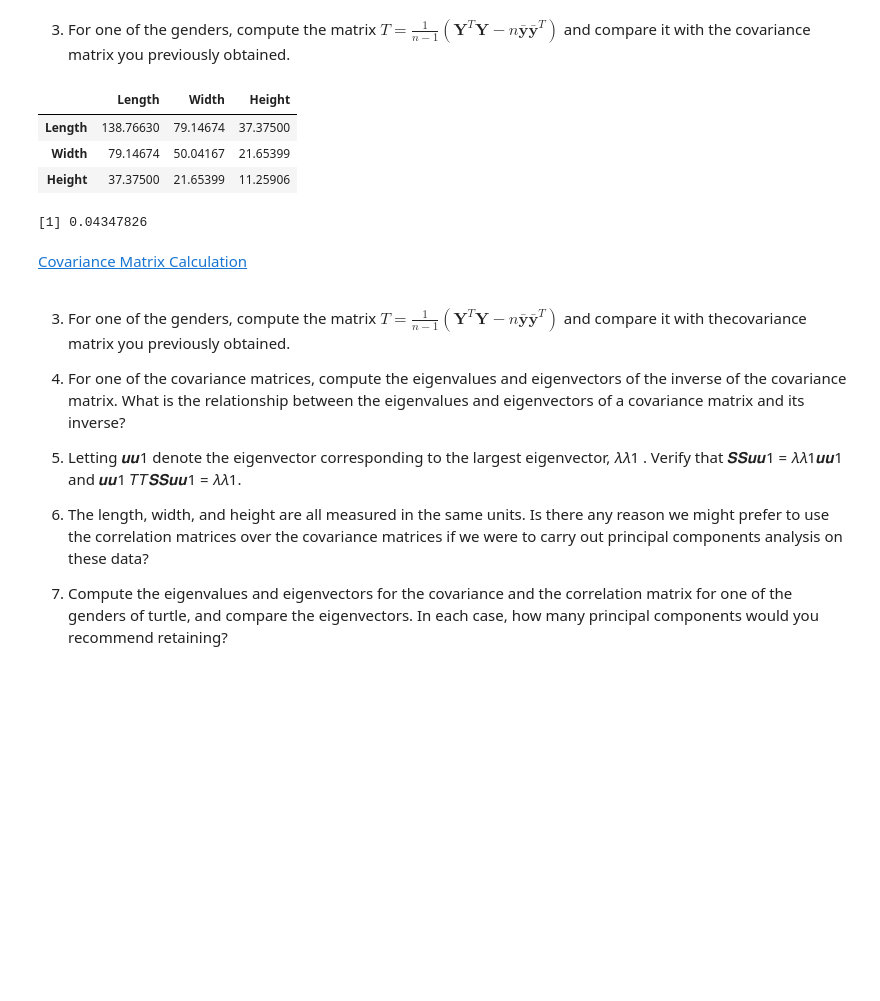
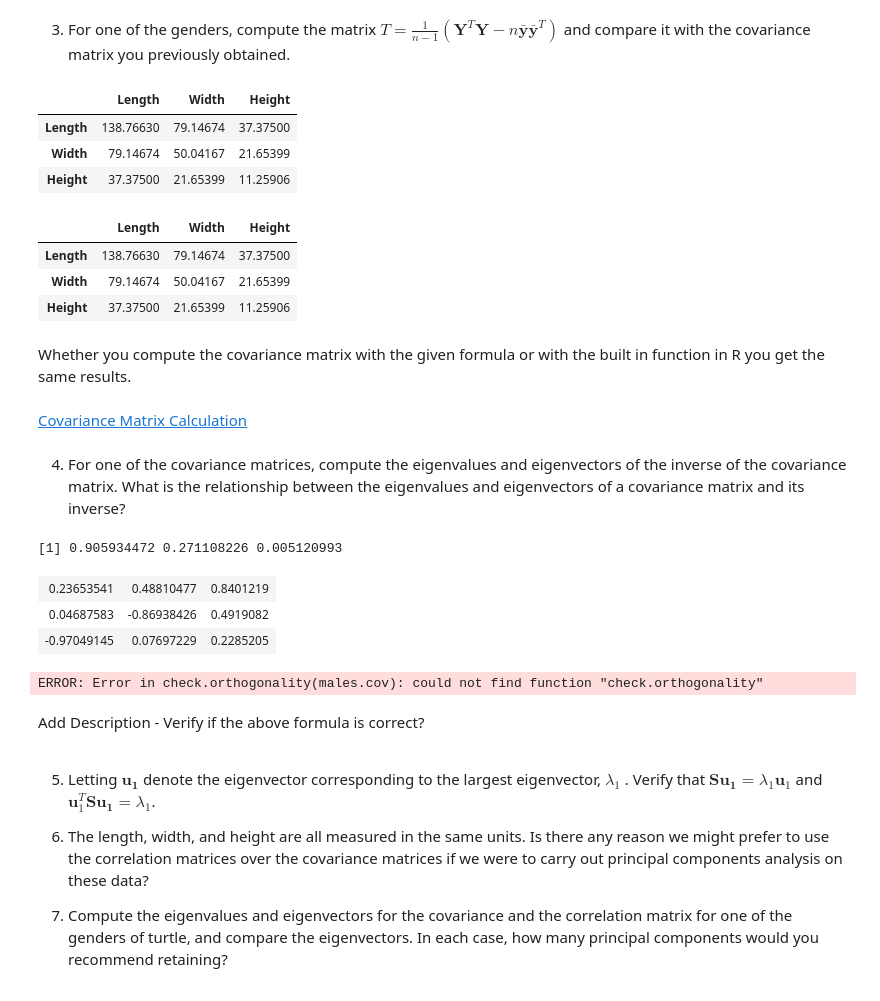
Before and after one commit to michael-huber2772/STAT5650, a Jupyter notebook: Assignments/Assignment1/Homework_1.ipynb, the cells around one changed output. Saved outputs shown, nothing was run; the diff lists cells and outputs as text; code cells hidden in the pictures; blank space fills up the shorter version.

```diff
--- a/Assignments/Assignment1/Homework_1.ipynb
+++ b/Assignments/Assignment1/Homework_1.ipynb
@@ -160,27 +160,44 @@ D <- m_males - M_mean
 
 # creates the covariance matrix
 (n-1)^-1 * (t(D) %*% D)
+males.cov
 # %% [output]
 |  | Length | Width | Height |
 | Length | 138.76630 | 79.14674 | 37.37500 |
 | Width | 79.14674 | 50.04167 | 21.65399 |
 | Height | 37.37500 | 21.65399 | 11.25906 |
+|  | Length | Width | Height |
+| Length | 138.76630 | 79.14674 | 37.37500 |
+| Width | 79.14674 | 50.04167 | 21.65399 |
+| Height | 37.37500 | 21.65399 | 11.25906 |
-# %%
-1/(n-1)
-# %% [output]
-[1] 0.04347826
+# %% [markdown]
+Whether you compute the covariance matrix with the given formula or with the built in function in R
+you get the same results.
 # %% [markdown]
 [Covariance Matrix Calculation](https://datascienceplus.com/understanding-the-covariance-matrix/)
+# %% [markdown]
+4. For one of the covariance matrices, compute the eigenvalues and eigenvectors of the inverse
+of the covariance matrix. What is the relationship between the eigenvalues and eigenvectors
+of a covariance matrix and its inverse?
+# %%
+inv.males.cov <- solve(males.cov)
+males.eig <- eigen(inv.males.cov)
+males.eig$values
+males.eig$vectors
+# %% [output]
+[1] 0.905934472 0.271108226 0.005120993
+| 0.23653541 | 0.48810477 | 0.8401219 |
+| 0.04687583 | -0.86938426 | 0.4919082 |
+| -0.97049145 | 0.07697229 | 0.2285205 |
+# %%
+check.orthogonality(males.cov)
+# %% [output]
+ERROR: Error in check.orthogonality(males.cov): could not find function "check.orthogonality"
+# %% [markdown]
+Add Description - Verify if the above formula is correct?
 # %% [markdown]
-3. For one of the genders, compute the matrix $T = \frac{1}{n-1} (\mathbf{Y}^T \mathbf{Y} - n \mathbf{\bar{y}} \mathbf{\bar{y}}^T)$ and compare it with thecovariance matrix you previously obtained.
-
-4. For one of the covariance matrices, compute the eigenvalues and eigenvectors of the inverse
-of the covariance matrix. What is the relationship between the eigenvalues and eigenvectors
-of a covariance matrix and its inverse?
-
-5. Letting 𝒖𝒖1 denote the eigenvector corresponding to the largest eigenvector, 𝜆𝜆1 . Verify
-that 𝑺𝑺𝒖𝒖1 = 𝜆𝜆1𝒖𝒖1 and 𝒖𝒖1
-𝑇𝑇𝑺𝑺𝒖𝒖1 = 𝜆𝜆1.
+5. Letting $\mathbf{u_1}$ denote the eigenvector corresponding to the largest eigenvector, $\lambda_1$ . Verify
+that $\mathbf{Su_1} = \lambda_1 \mathbf{u}_1$ and $\mathbf{u}_1^T \mathbf{Su_1} = \lambda_1$.
 
 6. The length, width, and height are all measured in the same units. Is there any reason we
 might prefer to use the correlation matrices over the covariance matrices if we were to carry
```
Also changed, not shown: 1 other file.
